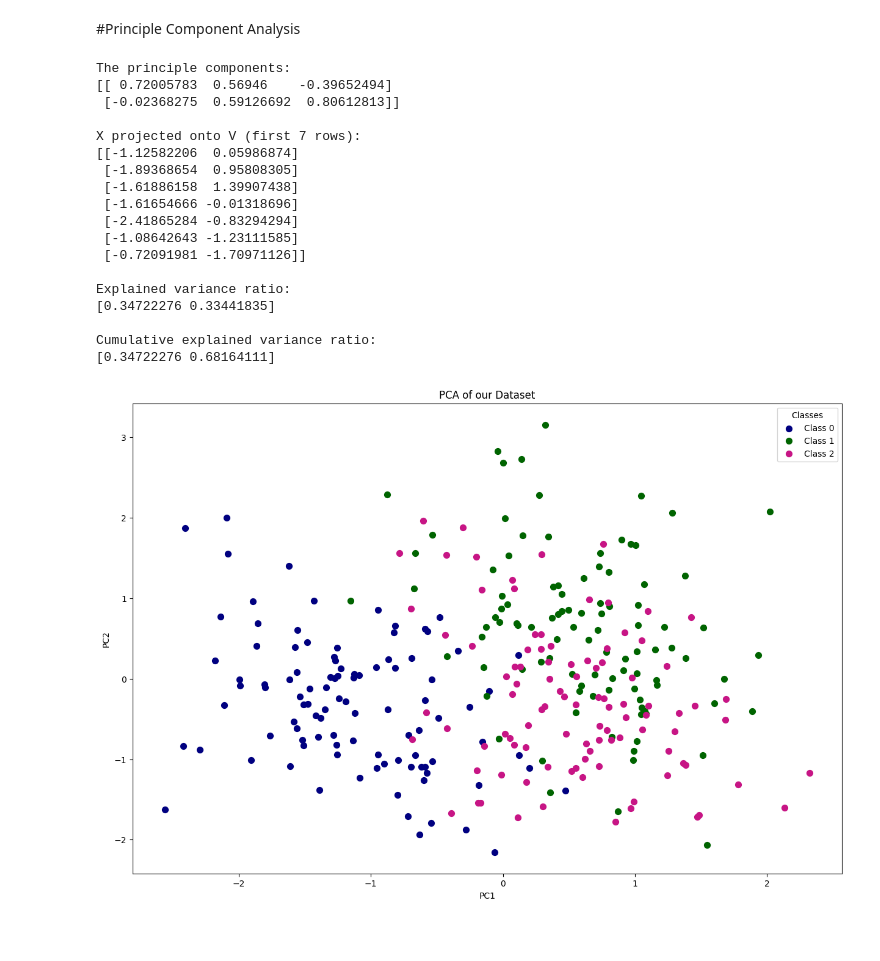
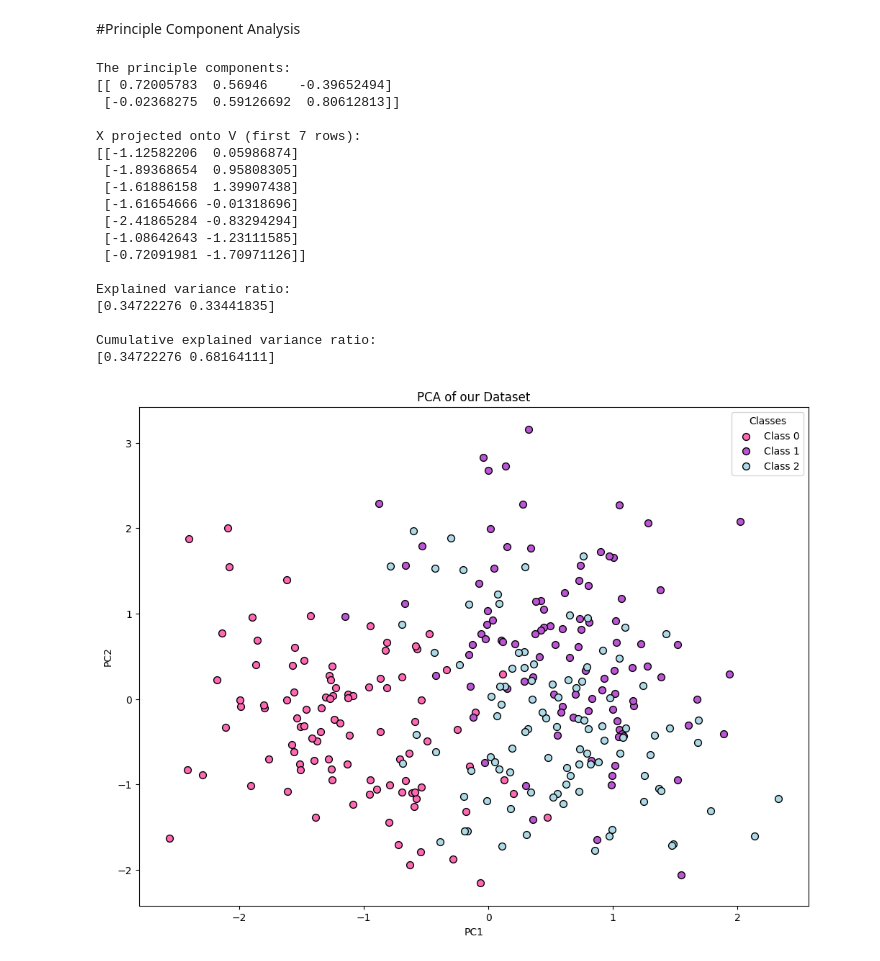
Before and after one commit to ewapajak/ML, a Jupyter notebook: homework1_PCA.ipynb, the cells around one changed output. Cells and saved outputs as stored; diff of their text form; code cells hidden in the pictures; blank space fills up the shorter version.

```diff
--- a/homework1_PCA.ipynb
+++ b/homework1_PCA.ipynb
@@ -61,11 +61,11 @@ import matplotlib.pyplot as plt
 fig = plt.figure(figsize=(15, 10))
 ax = fig.add_subplot(111, projection='3d')
 
-colors ={"0" : "navy", "1" : "darkgreen", "2" : "mediumvioletred"}
+colors ={"0" : "hotpink", "1" : "mediumorchid", "2" : "lightblue"}
 
 for cluster in df['class'].unique():
     cluster_data = df[df['class'] == cluster]
-    ax.scatter(cluster_data['x'], cluster_data['y'], cluster_data['z'], color=colors[str(cluster)], label=f'Cluster {cluster}', s = 50, edgecolors= 'k')
+    ax.scatter(cluster_data['x'], cluster_data['y'], cluster_data['z'], color=colors[str(cluster)], label=f'Class {cluster}', s = 50, edgecolors= 'k')
 
 ax.set_xlabel("x")
 ax.set_ylabel("y")
@@ -80,13 +80,12 @@ plt.show()
 # %%
 fig, axes = plt.subplots(1, 3, figsize=(15, 5))
 
-colors2 ={"0" : "hotpink", "1" : "mediumorchid", "2" : "skyblue"}
 pairs = [('x', 'y'), ('x', 'z'), ('y', 'z')]
 
 for i, (x_ax, y_ax) in enumerate(pairs):
   for cluster in df['class'].unique():
     cluster_data = df[df['class'] == cluster]
-    axes[i].scatter(cluster_data[x_ax], cluster_data[y_ax], color=colors2[str(cluster)], label=f'Class {cluster}', s = 50, edgecolors= 'k')
+    axes[i].scatter(cluster_data[x_ax], cluster_data[y_ax], color=colors[str(cluster)], label=f'Class {cluster}', s = 50, edgecolors= 'k')
 
   axes[i].set_xlabel(x_ax)
   axes[i].set_ylabel(y_ax)
@@ -125,38 +124,35 @@ print(pca.explained_variance_ratio_)
 print("\nCumulative explained variance ratio:")
 print(np.cumsum(pca.explained_variance_ratio_))
 
-
-colors3 ={"0" : "hotpink", "1" : "mediumorchid", "2" : "skyblue"}
-
-plt.figure(figsize = (15,10))
+plt.figure(figsize = (12,9))
 for cluster in np.unique(y):
     plt.scatter(XV[y == cluster, 0], XV[y == cluster, 1],
-                color=colors[str(cluster)], label=f'Class {cluster}', s = 50)
+                color=colors[str(cluster)], label=f'Class {cluster}', s = 50, edgecolors= 'k')
 
 
 
 plt.title("PCA of our Dataset")
 plt.legend(title = 'Classes')
 plt.xlabel('PC1')
 plt.ylabel('PC2')
 plt.show()
 # %% [output]
 The principle components:
 [[ 0.72005783  0.56946    -0.39652494]
  [-0.02368275  0.59126692  0.80612813]]
 
 X projected onto V (first 7 rows):
 [[-1.12582206  0.05986874]
  [-1.89368654  0.95808305]
  [-1.61886158  1.39907438]
  [-1.61654666 -0.01318696]
  [-2.41865284 -0.83294294]
  [-1.08642643 -1.23111585]
  [-0.72091981 -1.70971126]]
 
 Explained variance ratio:
 [0.34722276 0.33441835]
 
 Cumulative explained variance ratio:
 [0.34722276 0.68164111]
-[figure, old version]
+[figure, new version]
```
Also changed, not shown: parts of 1 cell of this notebook.
